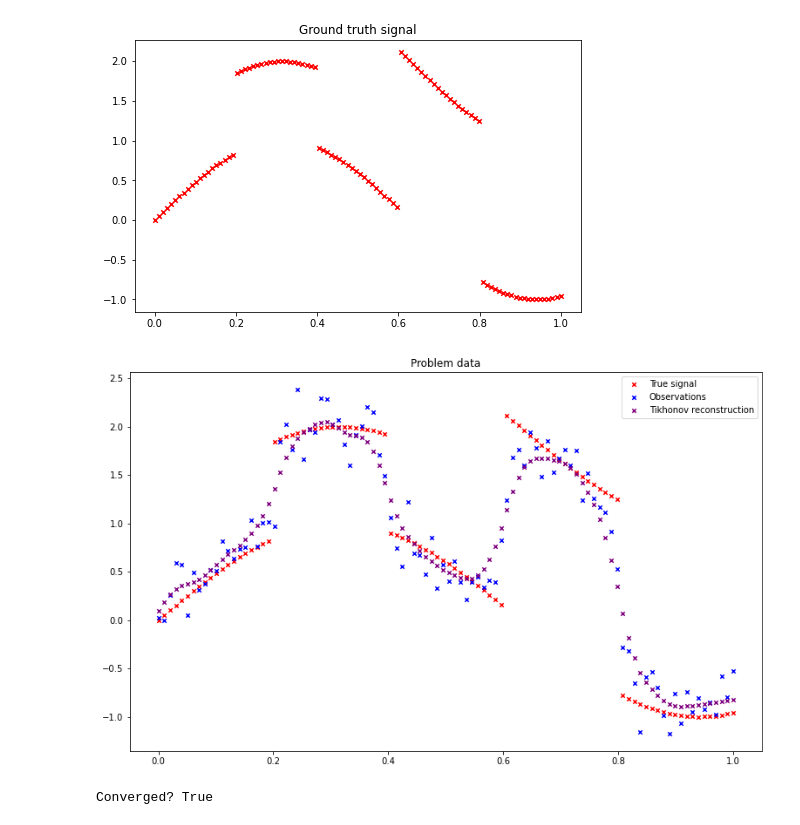
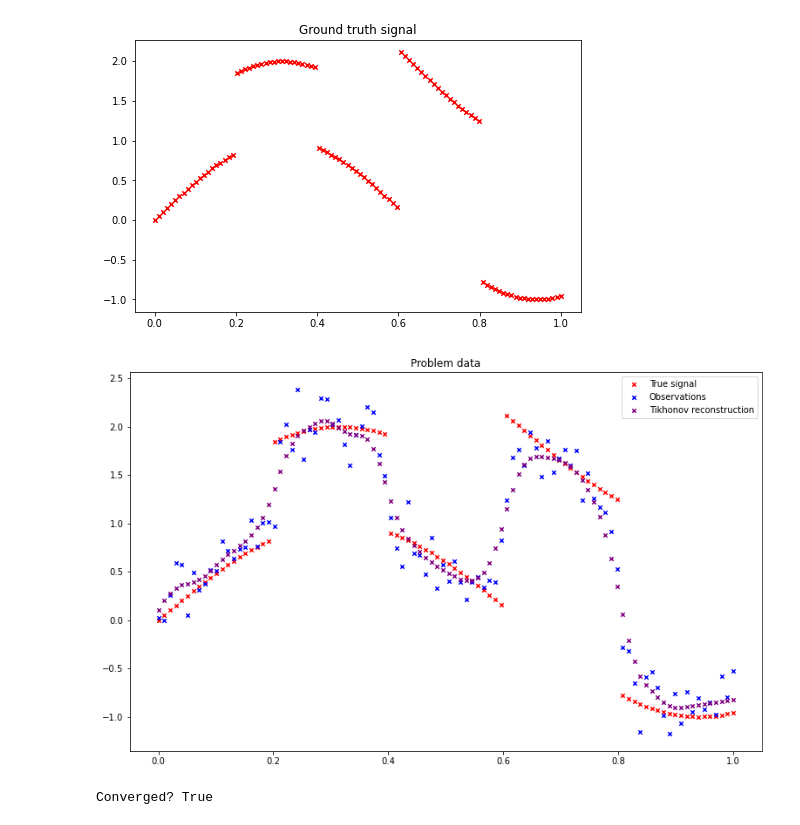
Before and after one commit to jlindbloom/gradient-projected-conjugate-gradient, a Jupyter notebook: examples.ipynb, the cells around one changed output. Drawn from its saved outputs; the diff is of its cells as text; code cells hidden in the pictures.

```diff
--- a/examples.ipynb
+++ b/examples.ipynb
@@ -16,7 +17,7 @@ from gpcg import GPCGSolver
 # %%
 # Parameters for the problem
 n = 100
-reg_lambda = 5*1e0
+reg_lambda = 1e2
 blur_sigma = 1.5
 noise_sigma = 0.2
 
@@ -79,24 +80,24 @@ rmat = build_1d_first_order_grad(n, boundary="zero")
 R = aslinearoperator(rmat)
 
 # Build Q operator (plays role of A)
-Q = (F.T @ F) + reg_lambda*(R.T @ R)
+Q = (1.0/(noise_sigma**2))*(F.T @ F) + reg_lambda*(R.T @ R)
 # %%
 # Create some artificial data
 np.random.seed(0)
 y = F.matvec(x) + noise_sigma*np.random.randn(n)
 
 # Get solution via standard cg
-scipy_cg, _ = scipy_cg(Q, F.rmatvec(y) , maxiter=1e5)
+scipy_cg_sol, _ = scipy_cg(Q, (1.0/(noise_sigma**2))*F.rmatvec(y) , maxiter=1e5)
 # %%
 plt.figure(figsize=(13,8))
 plt.scatter(dom, x, marker="x", color="red", s=20.0, label="True signal")
 plt.scatter(dom, y, marker="x", color="blue", s=20.0, label="Observations")
-plt.scatter(dom, scipy_cg, marker="x", color="purple", s=20.0, label="Tikhonov reconstruction")
+plt.scatter(dom, scipy_cg_sol, marker="x", color="purple", s=20.0, label="Tikhonov reconstruction")
 plt.legend()
 plt.title("Problem data")
 plt.show()
 # %% [output]
-[figure, old version]
+[figure, new version]
 # %%
 # Solve problem with gpcg
 lower_bounds = np.zeros(Q.shape[0])
```
Also changed, not shown: parts of 13 cells of this notebook, 2 other files.
